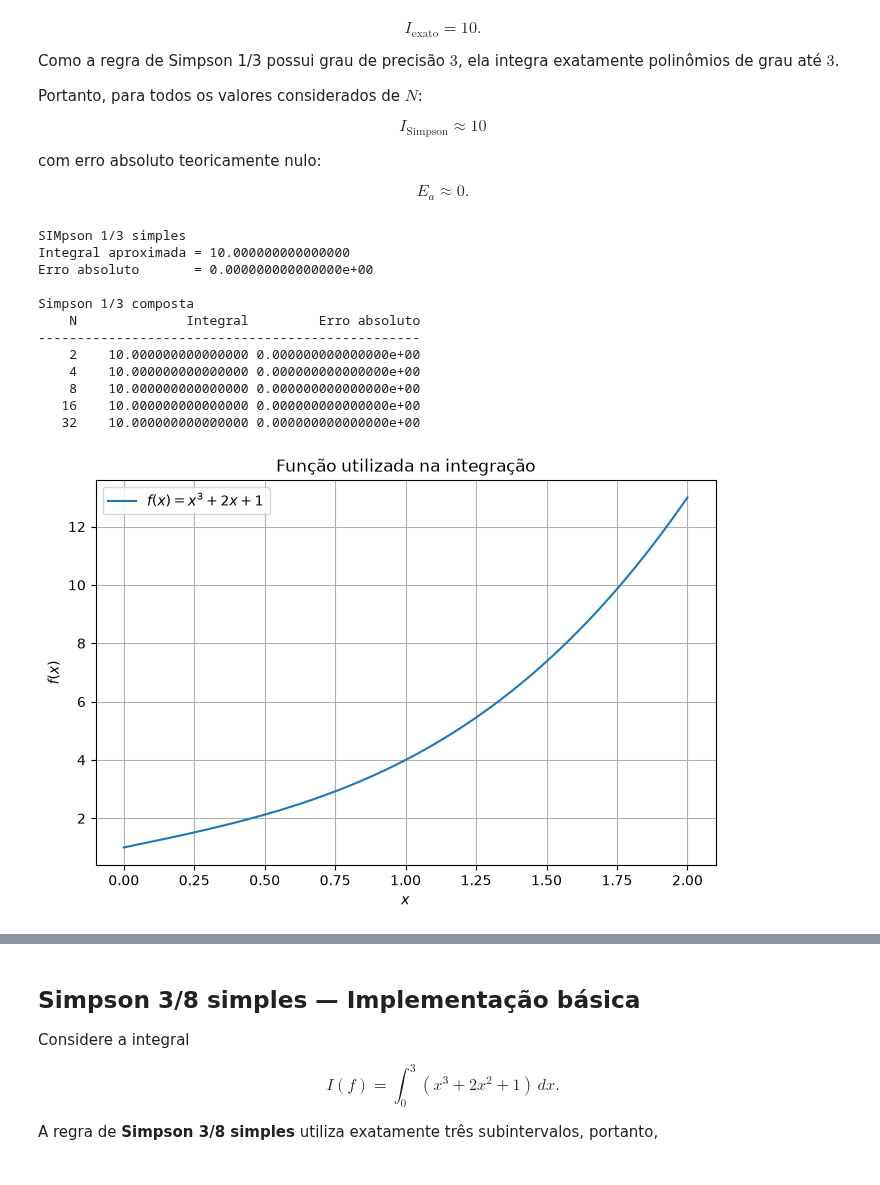
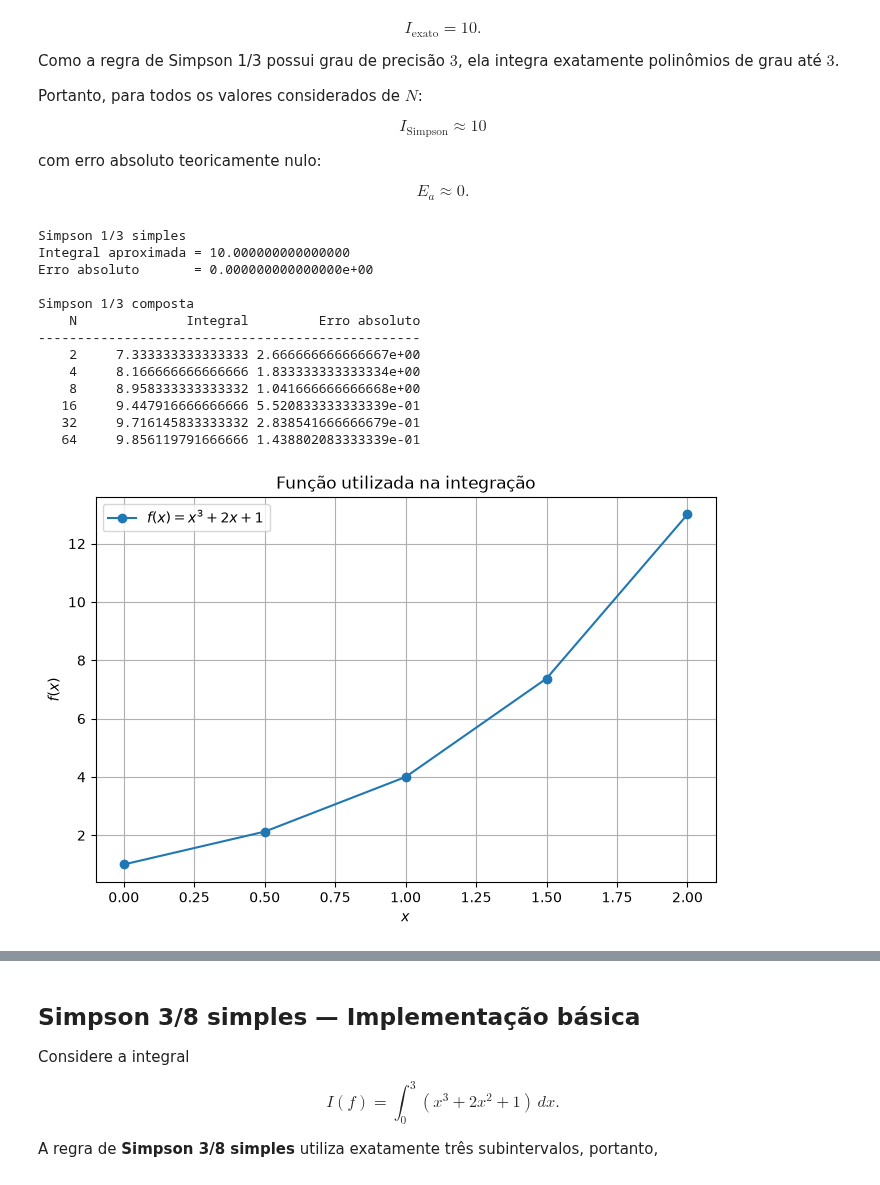
Before and after one commit to JonathaCosta-IA/1-NM_GitHub, a Jupyter notebook: C-NoteBooks/05-Unit.ipynb, the cells around one changed output, grey strips where cells are left out. Drawn from its saved outputs; the diff is of its cells as text; code cells hidden in the pictures.

```diff
--- a/C-NoteBooks/05-Unit.ipynb
+++ b/C-NoteBooks/05-Unit.ipynb
@@ -891,16 +891,12 @@ $$
 import numpy as np
 import matplotlib.pyplot as plt
 
-
 # Função a ser integrada
 def f(x):
     return x**3 + 2*x + 1
-
-
 # -------------------------------------------------------
 # Regra de Simpson 1/3 simples
 # -------------------------------------------------------
-
 def simpson_13_simples(f, a, b, N=2):
 
     # Simpson 1/3 simples utiliza exatamente 2 subintervalos
@@ -908,19 +904,17 @@ def simpson_13_simples(f, a, b, N=2):
         raise ValueError("O método simples exige N = 2.")
 
     h = (b - a) / 2
-
     x0 = a
     x1 = a + h
     x2 = b
 
     integral = (h / 3) * (
-        f(x0) +
-        4 * f(x1) +
-        f(x2)
+        f(x0) +          # imagem do x0
+        4 * f(x1) +      # imagem de x1 com (b-a)/2
+        f(x2)            # imagem do x2
     )
 
     return integral
-
 
 # -------------------------------------------------------
 # Regra de Simpson 1/3 composta
@@ -933,96 +927,77 @@ def simpson_13_composta(f, a, b, N):
         raise ValueError("N deve ser par.")
 
     h = (b - a) / N
-
     x = np.linspace(a, b, N + 1)
-
     # Termos das extremidades
     soma = f(x[0]) + f(x[-1])
-
     # Pontos de índice ímpar
-    soma += 4 * np.sum(f(x[1:-1:2]))
-
+    soma += 2 * np.sum(f(x[1:-1:2]))
     # Pontos de índice par
-    soma += 2 * np.sum(f(x[2:-1:2]))
-
+    soma += 4 * np.sum(f(x[2:-1:2]))
     integral = (h / 3) * soma
 
     return integral
-
 
 # -------------------------------------------------------
 # Parâmetros do problema
 # -------------------------------------------------------
 
-a = 0
-b = 2
-
+a,b = 0, 2
 # Valor exato da integral
 I_exato = 10.0
-
+# I_exato = 12.4
 # Valores de N para Simpson composto
-N_valores = [2, 4, 8, 16, 32]
-
-
+N_valores = [2, 4, 8, 16, 32, 64]
 # -------------------------------------------------------
 # Simpson 1/3 simples
 # -------------------------------------------------------
-
 I_simples = simpson_13_simples(f, a, b)
-
 erro_simples = abs(I_exato - I_simples)
-
-print("SIMpson 1/3 simples")
+print("Simpson 1/3 simples")
 print(f"Integral aproximada = {I_simples:.15f}")
 print(f"Erro absoluto       = {erro_simples:.15e}")
-
-
 # -------------------------------------------------------
 # Simpson 1/3 composta
 # -------------------------------------------------------
-
 print("\nSimpson 1/3 composta")
 print(
     f"{'N':>5}"
     f"{'Integral':>22}"
     f"{'Erro absoluto':>22}")
 print("-" * 49)
 
 for N in N_valores:
     I_aprox = simpson_13_composta(f, a, b, N)
     erro = abs(I_exato - I_aprox)
     print(
         f"{N:>5}"
         f"{I_aprox:>22.15f}"
         f"{erro:>22.15e}")
 
 # -------------------------------------------------------
 # Gráfico da função
 # -------------------------------------------------------
-x = np.linspace(a, b, 200)
+x = np.linspace(a, b, 5)
 plt.figure(figsize=(8, 5))
-plt.plot(
-    x,
-    f(x),
-    label=r"$f(x)=x^3+2x+1$")
-
+plt.plot(x,f(x),"o-",label=r"$f(x)=x^3+2x+1$")
 plt.xlabel("$x$")
 plt.ylabel("$f(x)$")
 plt.title("Função utilizada na integração")
 plt.grid(True)
 plt.legend()
 plt.show()
 # %% [output]
-SIMpson 1/3 simples
+Simpson 1/3 simples
 Integral aproximada = 10.000000000000000
 Erro absoluto       = 0.000000000000000e+00
 
 Simpson 1/3 composta
     N              Integral         Erro absoluto
 -------------------------------------------------
-    2    10.000000000000000 0.000000000000000e+00
-    4    10.000000000000000 0.000000000000000e+00
-    8    10.000000000000000 0.000000000000000e+00
-   16    10.000000000000000 0.000000000000000e+00
-   32    10.000000000000000 0.000000000000000e+00
+    2     7.333333333333333 2.666666666666667e+00
+    4     8.166666666666666 1.833333333333334e+00
+    8     8.958333333333332 1.041666666666668e+00
+   16     9.447916666666666 5.520833333333339e-01
+   32     9.716145833333332 2.838541666666679e-01
+   64     9.856119791666666 1.438802083333339e-01
-[figure, old version]
+[figure, new version]
```
Also changed, not shown: parts of 2 cells of this notebook.
